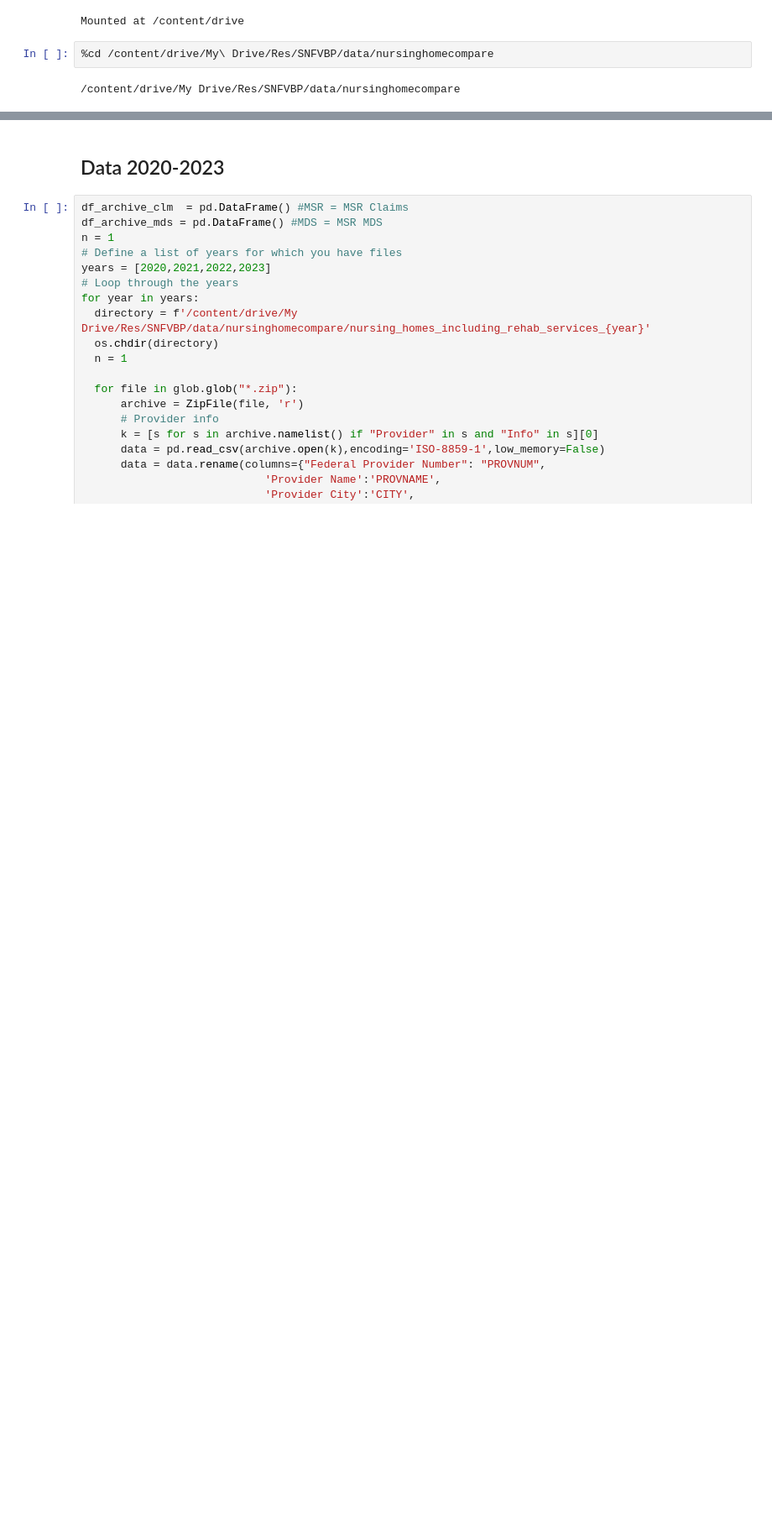
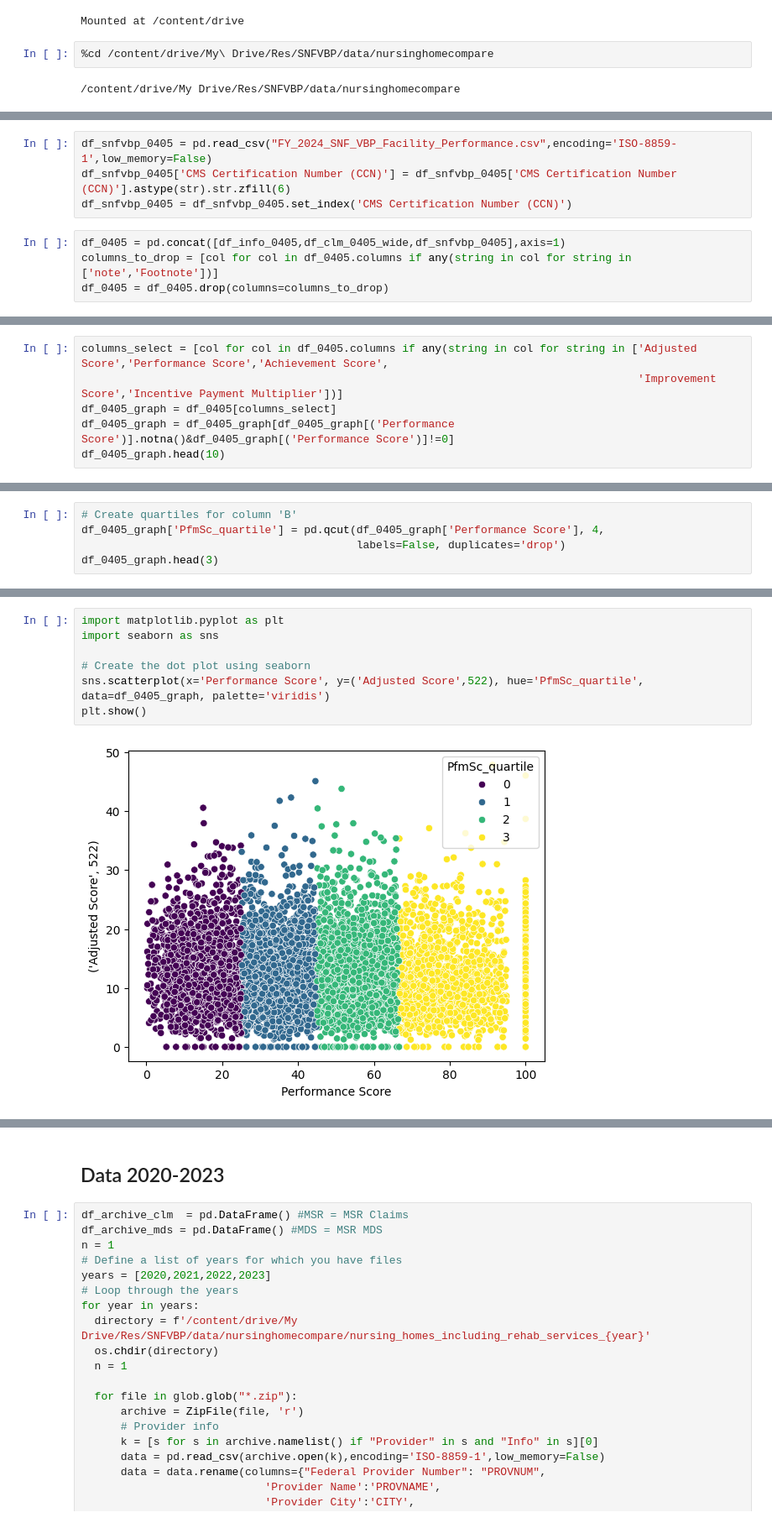
Before and after one commit to Ortsang/SNFVBP-analysis, a Jupyter notebook: SNFVBP_dataclean_oneyear.ipynb, the cells around one changed output, grey strips where cells are left out. Shown: that part at 84% size. Cells and saved outputs as stored; diff of their text form; blank space fills up the shorter version.

```diff
--- a/SNFVBP_dataclean_oneyear.ipynb
+++ b/SNFVBP_dataclean_oneyear.ipynb
@@ -17,0 +81,8 @@ Mounted at /content/drive
+# %%
+df_snfvbp_0405 = pd.read_csv("FY_2024_SNF_VBP_Facility_Performance.csv",encoding='ISO-8859-1',low_memory=False)
+df_snfvbp_0405['CMS Certification Number (CCN)'] = df_snfvbp_0405['CMS Certification Number (CCN)'].astype(str).str.zfill(6)
+df_snfvbp_0405 = df_snfvbp_0405.set_index('CMS Certification Number (CCN)')
+# %%
+df_0405 = pd.concat([df_info_0405,df_clm_0405_wide,df_snfvbp_0405],axis=1)
+columns_to_drop = [col for col in df_0405.columns if any(string in col for string in ['note','Footnote'])]
+df_0405 = df_0405.drop(columns=columns_to_drop)
@@ -17,0 +96,6 @@ Mounted at /content/drive
+# %%
+columns_select = [col for col in df_0405.columns if any(string in col for string in ['Adjusted Score','Performance Score','Achievement Score',
+                                                                                     'Improvement Score','Incentive Payment Multiplier'])]
+df_0405_graph = df_0405[columns_select]
+df_0405_graph = df_0405_graph[df_0405_graph[('Performance Score')].notna()&df_0405_graph[('Performance Score')]!=0]
+df_0405_graph.head(10)
@@ -17,0 +115,5 @@ Mounted at /content/drive
+# %%
+# Create quartiles for column 'B'
+df_0405_graph['PfmSc_quartile'] = pd.qcut(df_0405_graph['Performance Score'], 4,
+                                          labels=False, duplicates='drop')
+df_0405_graph.head(3)
@@ -17,0 +135,9 @@ Mounted at /content/drive
+# %%
+import matplotlib.pyplot as plt
+import seaborn as sns
+
+# Create the dot plot using seaborn
+sns.scatterplot(x='Performance Score', y=('Adjusted Score',522), hue='PfmSc_quartile', data=df_0405_graph, palette='viridis')
+plt.show()
+# %% [output]
+[figure, added]
```
Also changed, not shown: parts of 12 cells of this notebook.
